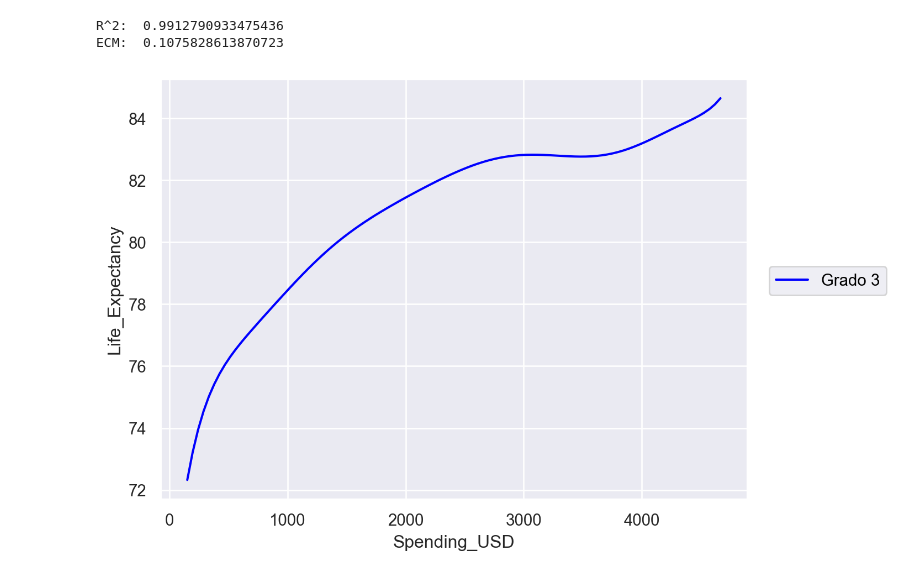
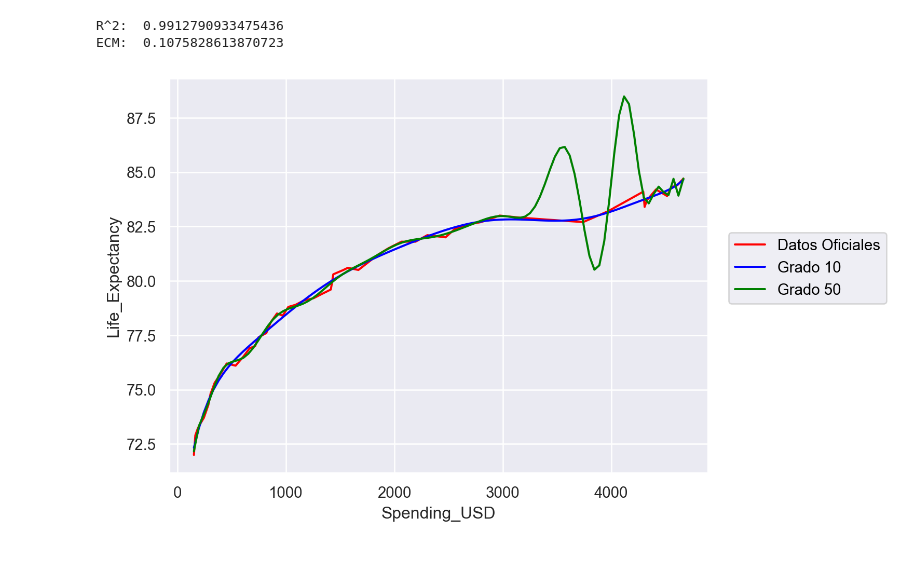
Before and after one commit to romanprs03/labo_de_datos, a Jupyter notebook: clase6-ldd-regresionlineal.ipynb, the cells around one changed output. Cells and saved outputs as stored; diff of their text form; code cells hidden in the pictures.

```diff
--- a/clase6-ldd-regresionlineal.ipynb
+++ b/clase6-ldd-regresionlineal.ipynb
@@ -488,9 +488,10 @@ ECM:  0.1075828613870723
 # %%
 #Ejercicio 5e:
 (
 so.Plot(data = dataJapon, x = "Spending_USD", y = "Life_Expectancy")
 .add(so.Line(color="red"),label="Datos Oficiales")
-.add(so.Line(color="blue"),so.PolyFit(10), label="Grado 3")
+.add(so.Line(color="blue"),so.PolyFit(10), label="Grado 10")
+.add(so.Line(color="green"),so.PolyFit(50), label="Grado 50")
 )
 # %% [output]
-[figure, old version]
+[figure, new version]
```
Also changed, not shown: 5 other files.
